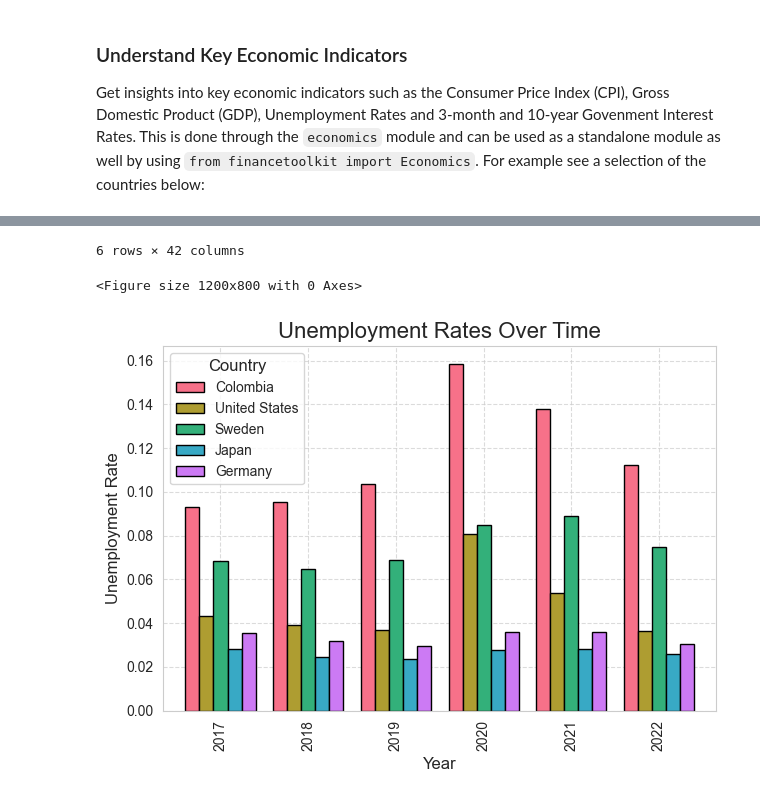
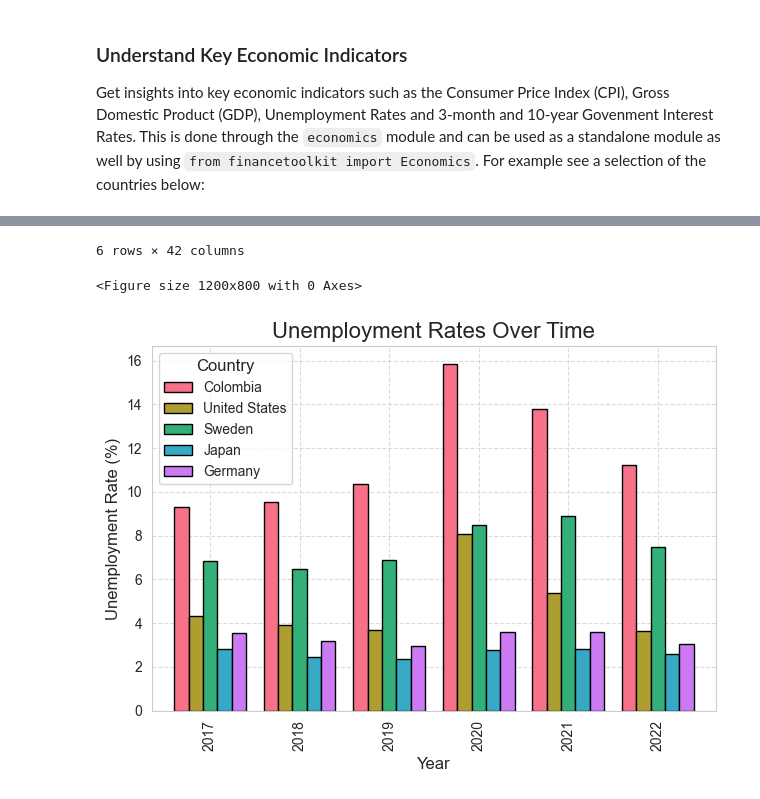
Before and after one commit to JerBouma/FinanceToolkit, a Jupyter notebook: examples/Finance Toolkit - 0. README Examples.ipynb, the cells around one changed output, grey strips where cells are left out. Cells and saved outputs as stored; diff of their text form; code cells hidden in the pictures.

```diff
--- a/examples/Finance Toolkit - 0. README Examples.ipynb
+++ b/examples/Finance Toolkit - 0. README Examples.ipynb
@@ -79,7 +79,7 @@ from matplotlib import patheffects
 
 from financetoolkit import Toolkit
 
-API_KEY = "FINANCIAL_MODELING_PREP_API_KEY"
+API_KEY = "71b0c24bef80521e936f3eb851630a6a"
 # %% [markdown]
 Let's start with running all the code as seen in the README.
 # %%
@@ -770,35 +858,35 @@ df = unemployment_rates[["Colombia", "United States", "Sweden", "Japan", "German
 # Copy to clipboard (this is just to paste the data in the README)
 pd.io.clipboards.to_clipboard(df.to_markdown(), excel=False)
 
-index = pd.period_range("2017", "2022", freq="A")
+index = pd.period_range("2017", "2022", freq="Y")
 
 # Convert PeriodIndex to string
 df.index = df.index.astype(str)
 
 # Plotting with Seaborn for better aesthetics
 plt.figure(figsize=(12, 8))
 sns.set_style("whitegrid")
 palette = sns.color_palette("husl", len(df.columns))
 
 # Plotting a bar plot
-df.plot(kind="bar", width=0.8, color=palette, edgecolor="black")
+(df * 100).plot(kind="bar", width=0.8, color=palette, edgecolor="black")
 
 plt.title("Unemployment Rates Over Time", fontsize=16)
 plt.xlabel("Year", fontsize=12)
-plt.ylabel("Unemployment Rate", fontsize=12)
+plt.ylabel("Unemployment Rate (%)", fontsize=12)
 plt.legend(title="Country", fontsize=10, title_fontsize=12)
 plt.grid(True, linestyle="--", alpha=0.7)
 plt.tight_layout()
 
 plt.show()
 # %% [output]
 |  | Australia | Austria | Belgium | Canada | Chile | Colombia | Costa Rica | Czech Republic | Denmark | Estonia | ... |
 | 2017 | 0.056 | 0.0592 | 0.071 | 0.0642 | 0.0697 | 0.093 | 0.0907 | 0.0291 | 0.0582 | 0.0581 | ... |
 | 2018 | 0.0531 | 0.0521 | 0.0596 | 0.0584 | 0.0738 | 0.0953 | 0.1026 | 0.0227 | 0.0515 | 0.0539 | ... |
 | 2019 | 0.0516 | 0.0484 | 0.0537 | 0.0569 | 0.0722 | 0.1037 | 0.1176 | 0.0202 | 0.0503 | 0.0448 | ... |
 | 2020 | 0.0646 | 0.0602 | 0.0554 | 0.0969 | 0.1077 | 0.1586 | 0.1961 | 0.0255 | 0.0562 | 0.0688 | ... |
 | 2021 | 0.0511 | 0.062 | 0.0628 | 0.0754 | 0.0886 | 0.1381 | 0.1643 | 0.0281 | 0.051 | 0.0621 | ... |
 | 2022 | 0.037 | 0.0476 | 0.0558 | 0.053 | 0.0788 | 0.1122 | 0.1222 | 0.024 | 0.0448 | 0.0558 | ... |
 6 rows × 42 columns
 <Figure size 1200x800 with 0 Axes>
-[figure, old version]
+[figure, new version]
```
Also changed, not shown: parts of 11 cells of this notebook, 1 other file.
